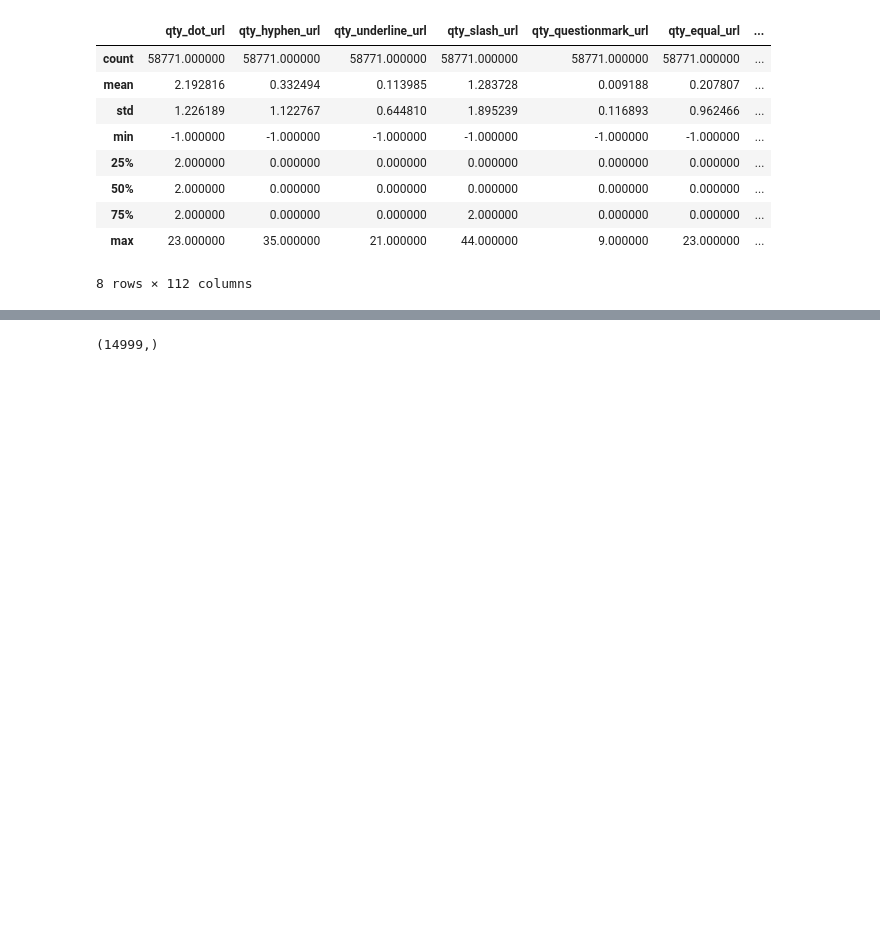
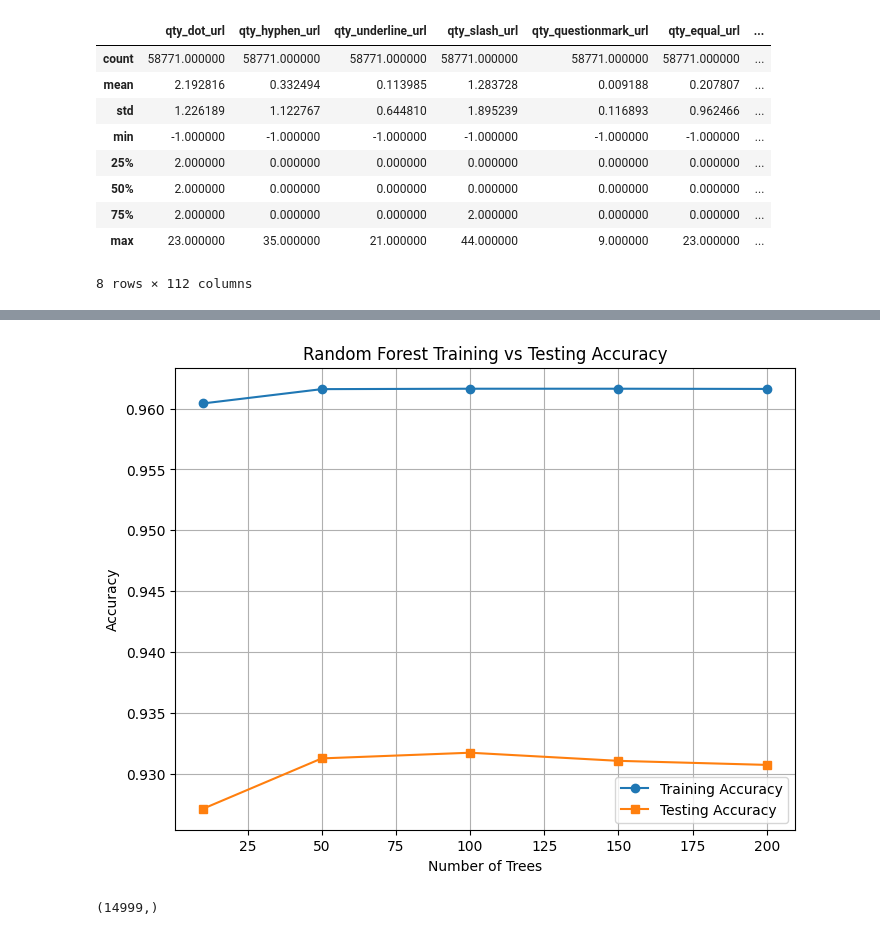
Before and after one commit to BPragun/MinorProject, a Jupyter notebook: data_analysis.ipynb, the cells around one changed output, grey strips where cells are left out. Saved outputs shown, nothing was run; the diff lists cells and outputs as text; code cells hidden in the pictures; blank space fills up the shorter version.

```diff
--- a/data_analysis.ipynb
+++ b/data_analysis.ipynb
@@ -139,6 +177,36 @@ y_train=df['phishing'].values
 # %%
 x_test=df1.drop(['phishing'],axis=1).values
 y_test=df1['phishing'].values
+# %%
+# Lists to store accuracy
+n_estimators = [10, 50, 100, 150, 200]
+train_accuracies = []
+test_accuracies = []
+
+# Train Random Forest with varying number of trees
+for n in n_estimators:
+    rf = RandomForestClassifier(n_estimators=n, oob_score=True, random_state=42, bootstrap=True)
+    rf.fit(x_train, y_train)
+
+    # Accuracy on training and test sets
+    train_acc = accuracy_score(y_train, rf.predict(x_train))
+    test_acc = accuracy_score(y_test, rf.predict(x_test))
+
+    train_accuracies.append(train_acc)
+    test_accuracies.append(test_acc)
+
+# Plotting
+plt.figure(figsize=(8, 6))
+plt.plot(n_estimators, train_accuracies, label='Training Accuracy', marker='o')
+plt.plot(n_estimators, test_accuracies, label='Testing Accuracy', marker='s')
+plt.xlabel('Number of Trees')
+plt.ylabel('Accuracy')
+plt.title('Random Forest Training vs Testing Accuracy')
+plt.legend()
+plt.grid(True)
+plt.show()
+# %% [output]
+[figure, added]
 # %%
 RF=RandomForestClassifier(n_estimators=100,random_state=42)
 RF_Model=RF.fit(x_train,y_train)
```
Also changed, not shown: parts of 27 cells of this notebook, 4 other files.
